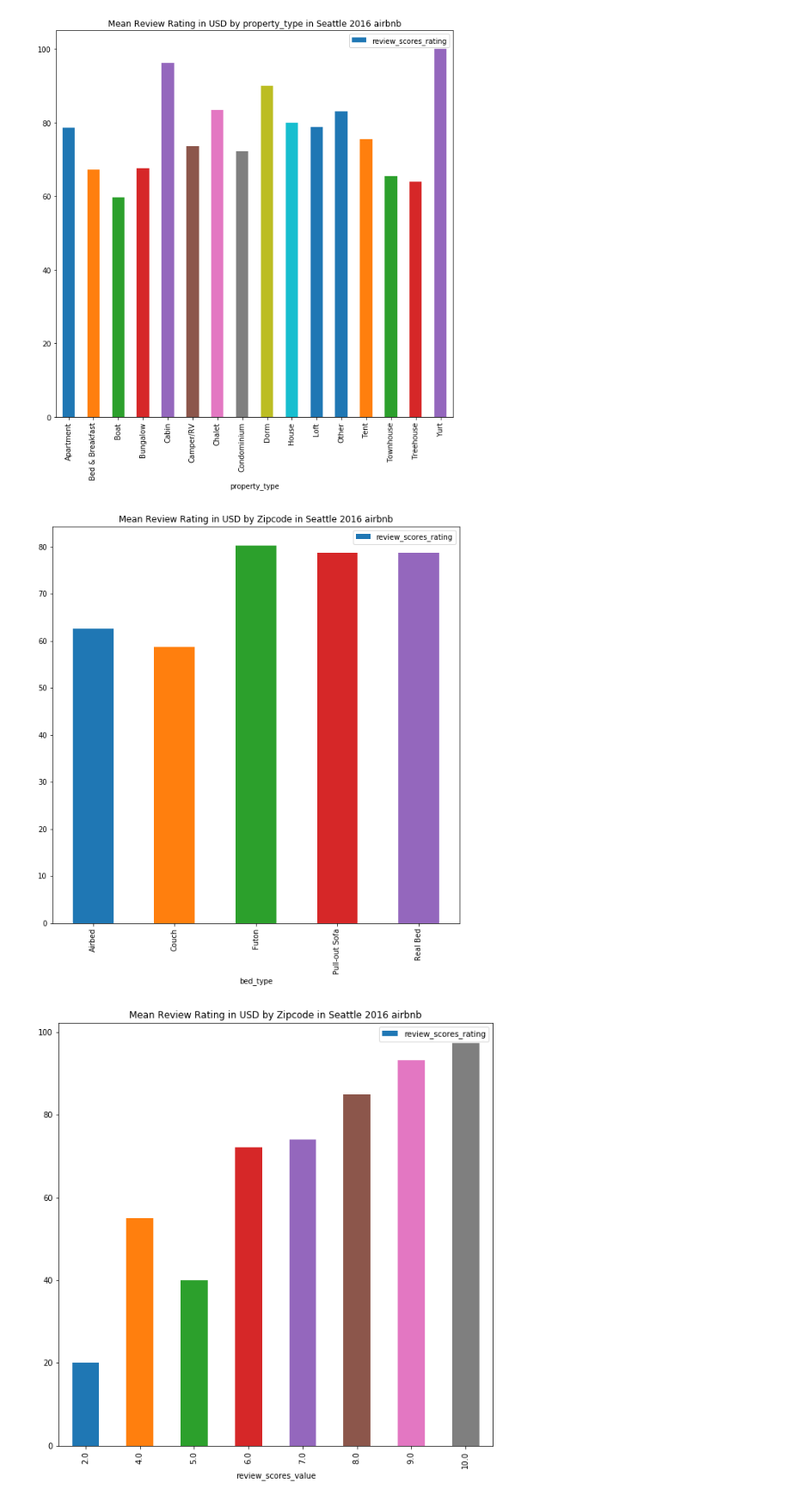
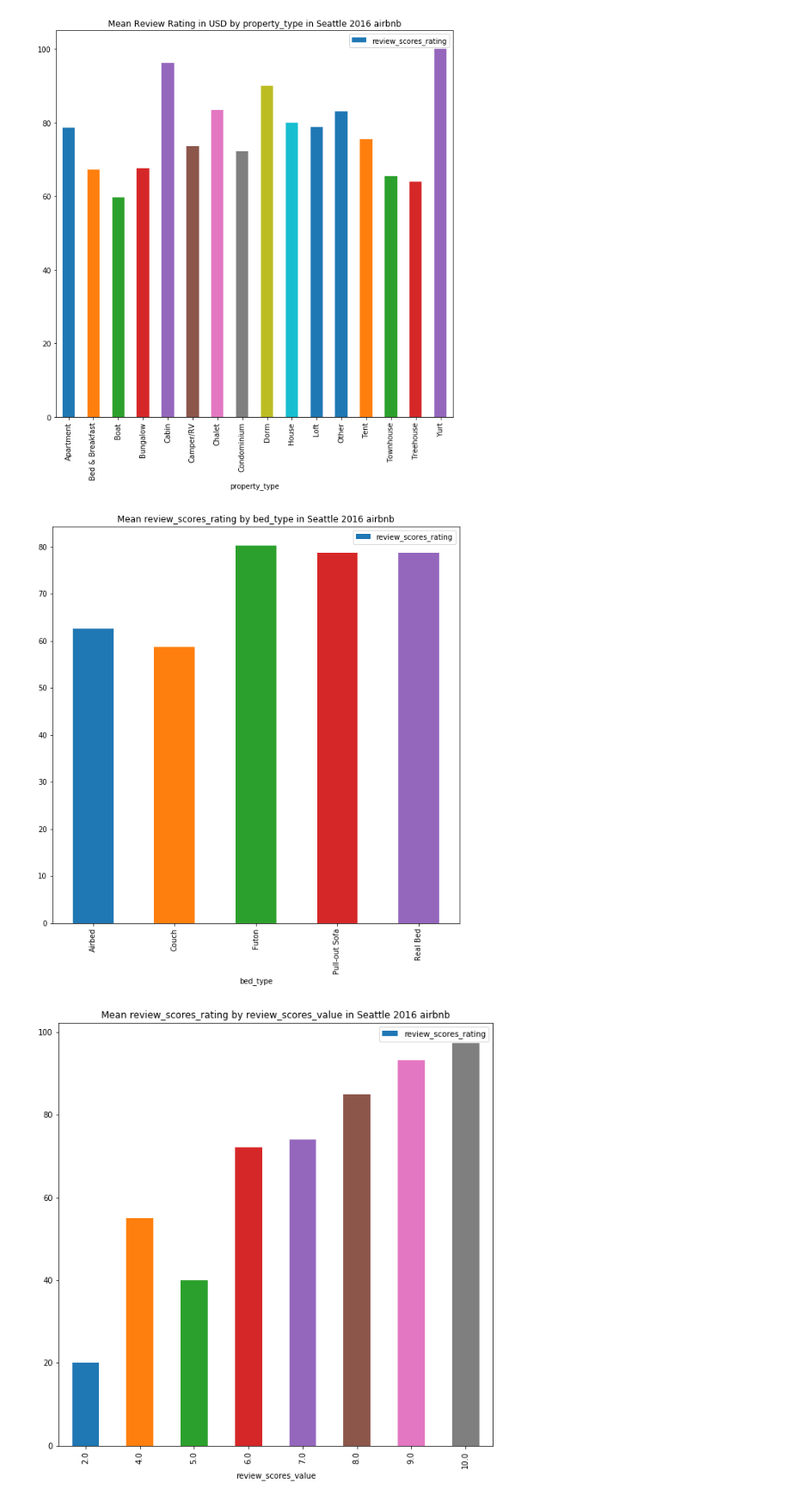
Before and after one commit to shreyasmatade/airbnb-seattle, a Jupyter notebook: dev/seattle_airbnb_analysis_reviews.ipynb, the cells around one changed output. Shown at 86% size. Drawn from its saved outputs; the diff is of its cells as text; code cells hidden in the pictures.

```diff
--- a/dev/seattle_airbnb_analysis_reviews.ipynb
+++ b/dev/seattle_airbnb_analysis_reviews.ipynb
@@ -329,13 +90,4 @@ print(coef_df.head(10))
 2. Property Type - Dorm
 3. review_scores_value
 4. Bed Type - couch,futon
-# %%
-def plot_by_target(feature):
-    listing_df= pd.read_csv('..//data//listings.csv')
-    listing_df['review_scores_rating'] = get_float_val(listing_df['review_scores_rating'])
-    listing_df['review_scores_rating'] = listing_df['review_scores_rating'].astype(dtype='float')
-    listing_df = listing_df.dropna(subset=['review_scores_rating'],axis=0)
-    plotg = listing_df.groupby([feature]).review_scores_rating.mean()
-    import matplotlib.pyplot as plt
-    _ = plotg.plot(kind='bar',figsize=(10,10),title='Mean Review Rating in USD by ' +feature+ ' in Seattle 2016 airbnb',y= 'Mean Review Rating in $',legend=True)
 # %%
@@ -347,10 +99,10 @@ plot_by_target('property_type')
 # %% [output]
 [figure]
 # %%
-plot_by_target('bed_type')
+plot_by_target(listing_df,'bed_type','review_scores_rating')
 # %% [output]
-[figure, old version]
+[figure, new version]
 # %%
-plot_by_target('review_scores_value')
+plot_by_target(listing_df,'review_scores_value','review_scores_rating')
 # %% [output]
-[figure, old version]
+[figure, new version]
```
Also changed, not shown: parts of 9 cells of this notebook, 6 other files.
